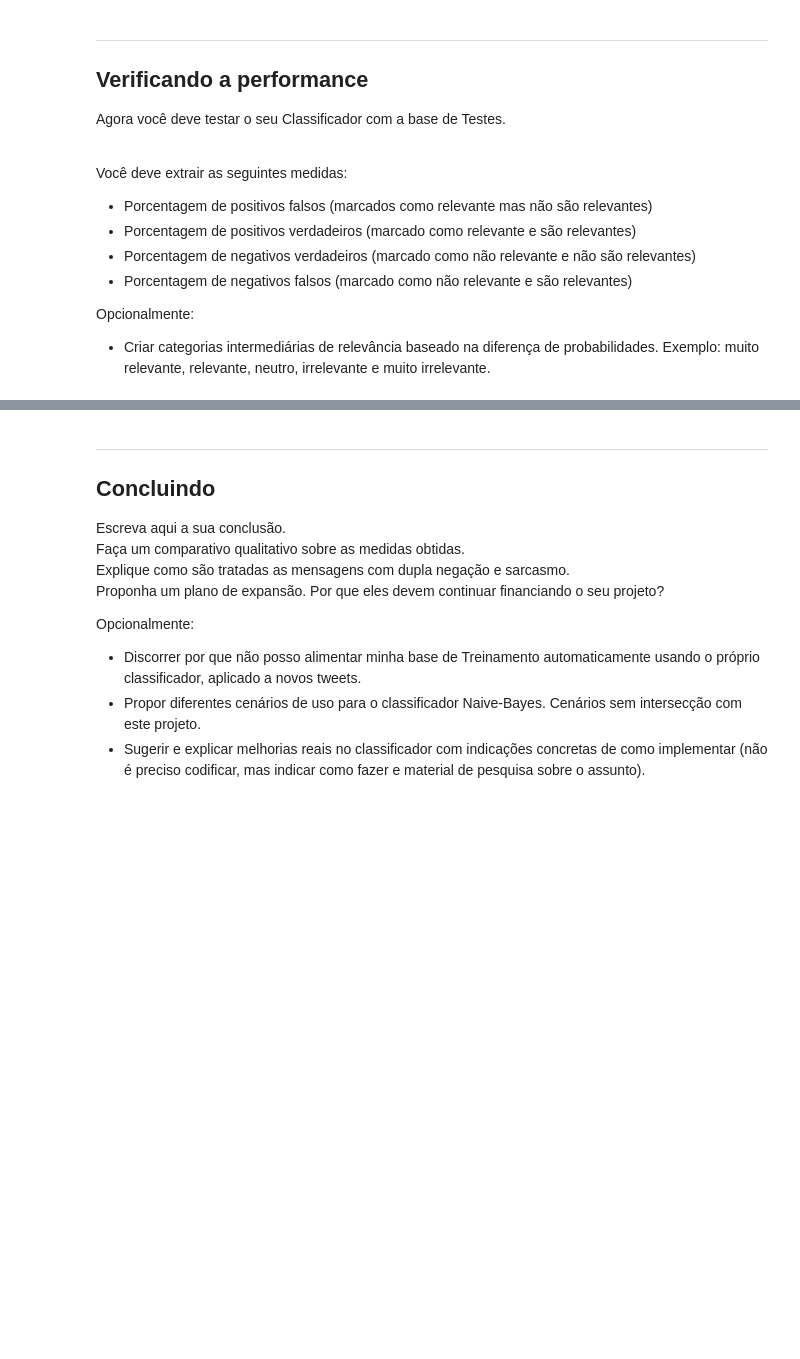
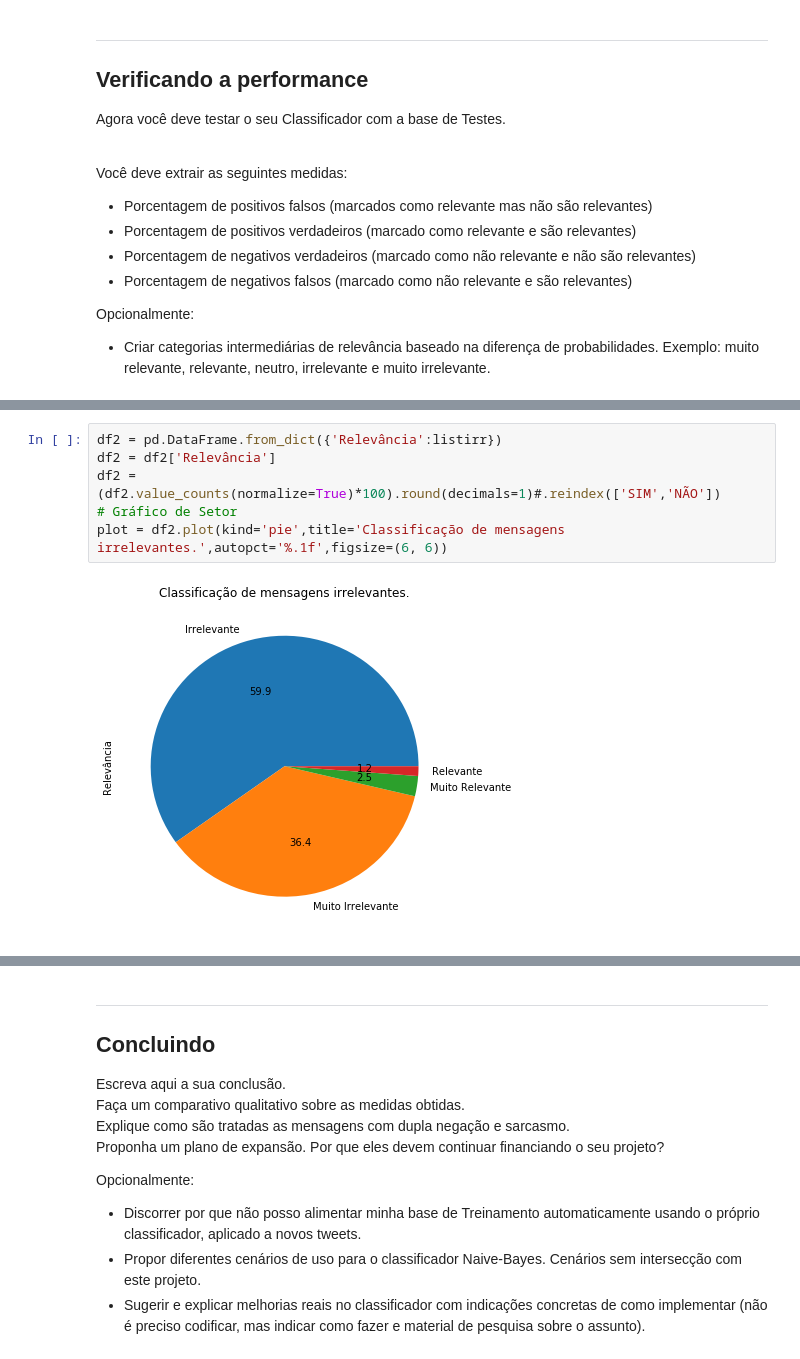
Before and after one commit to Marcompp/TrabalhodeDados, a Jupyter notebook: Projeto02.ipynb, the cells around one changed output, grey strips where cells are left out. Saved outputs shown, nothing was run; the diff lists cells and outputs as text; blank space fills up the shorter version.

```diff
--- a/Projeto02.ipynb
+++ b/Projeto02.ipynb
@@ -166,0 +330,8 @@ Opcionalmente:
+# %%
+df2 = pd.DataFrame.from_dict({'Relevância':listirr})
+df2 = df2['Relevância']
+df2 = (df2.value_counts(normalize=True)*100).round(decimals=1)#.reindex(['SIM','NÃO'])
+# Gráfico de Setor
+plot = df2.plot(kind='pie',title='Classificação de mensagens irrelevantes.',autopct='%.1f',figsize=(6, 6))
+# %% [output]
+[figure, added]
```
Also changed, not shown: parts of 9 cells of this notebook, 1 other file.
